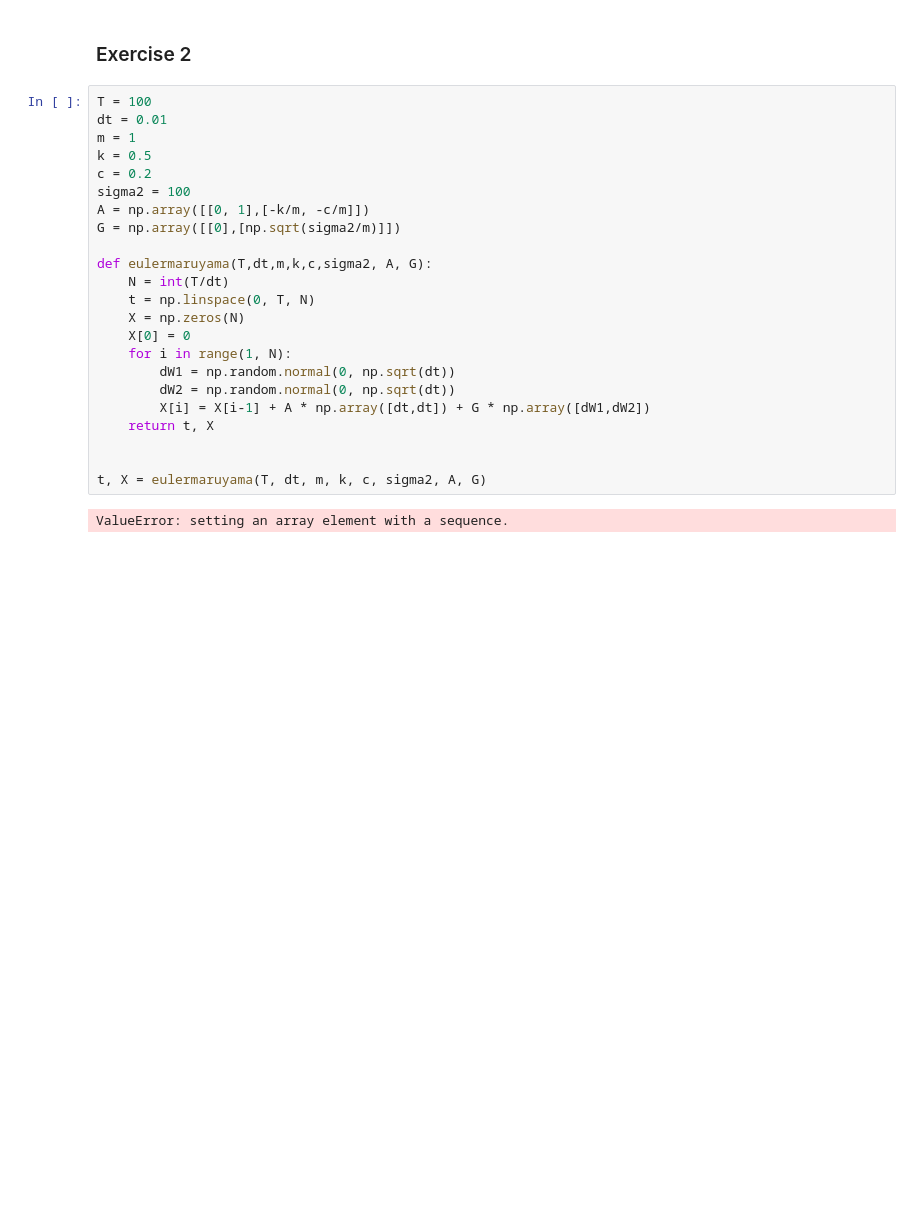
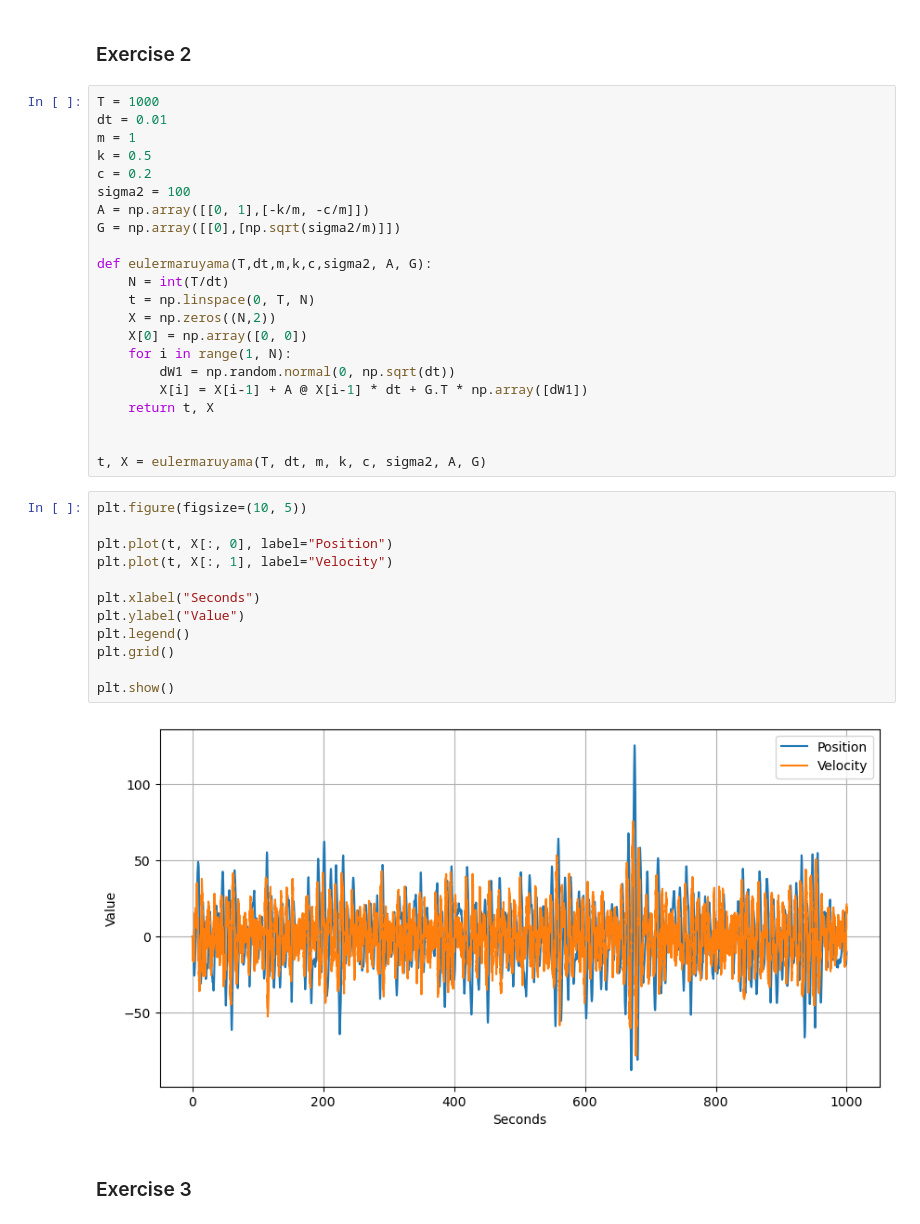
Before and after one commit to muhammadhussain-ops/02425-Diffusions-and-stochastic-differential-equations, a Jupyter notebook: WEEK4.ipynb, the cells around one changed output. Drawn from its saved outputs; the diff is of its cells as text; blank space fills up the shorter version.

```diff
--- a/WEEK4.ipynb
+++ b/WEEK4.ipynb
@@ -30,7 +32,7 @@ $$A =\left[\begin{array}{cc}
 # %% [markdown]
 ### Exercise 2
 # %%
-T = 100
+T = 1000
 dt = 0.01
 m = 1
 k = 0.5
@@ -42,15 +44,28 @@ G = np.array([[0],[np.sqrt(sigma2/m)]])
 def eulermaruyama(T,dt,m,k,c,sigma2, A, G):
     N = int(T/dt)
     t = np.linspace(0, T, N)
-    X = np.zeros(N)
-    X[0] = 0
+    X = np.zeros((N,2))
+    X[0] = np.array([0, 0])
     for i in range(1, N):
         dW1 = np.random.normal(0, np.sqrt(dt))
-        dW2 = np.random.normal(0, np.sqrt(dt))
-        X[i] = X[i-1] + A * np.array([dt,dt]) + G * np.array([dW1,dW2])
+        X[i] = X[i-1] + A @ X[i-1] * dt + G.T * np.array([dW1])
     return t, X
 
 
 t, X = eulermaruyama(T, dt, m, k, c, sigma2, A, G)
-# %% [output]
-ValueError: setting an array element with a sequence.
+# %%
+plt.figure(figsize=(10, 5))
+
+plt.plot(t, X[:, 0], label="Position")
+plt.plot(t, X[:, 1], label="Velocity")
+
+plt.xlabel("Seconds")
+plt.ylabel("Value")
+plt.legend()
+plt.grid()
+
+plt.show()
+# %% [output]
+[figure, added]
+# %% [markdown]
+### Exercise 3
```
Also changed, not shown: parts of 25 cells of this notebook.
